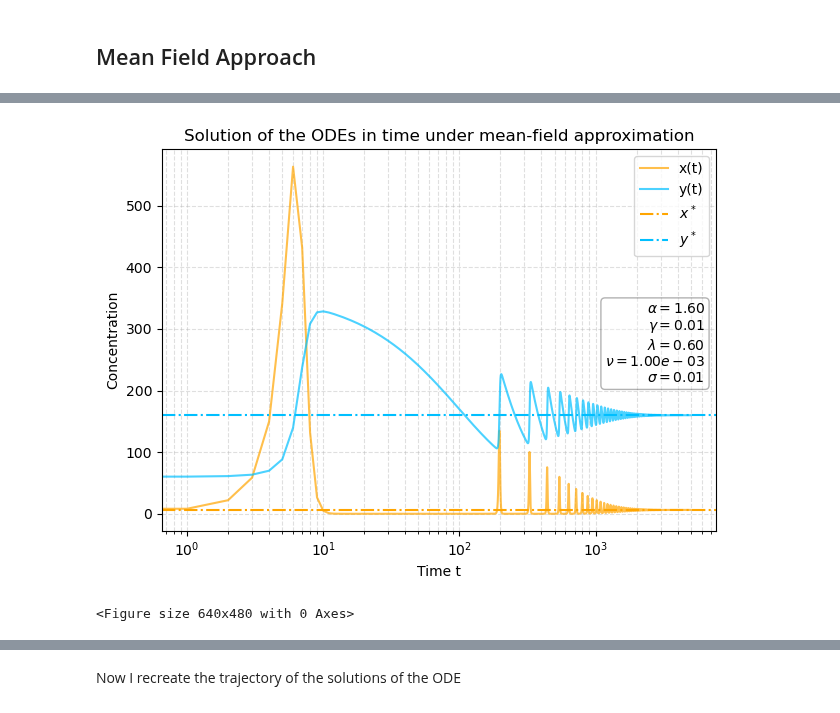
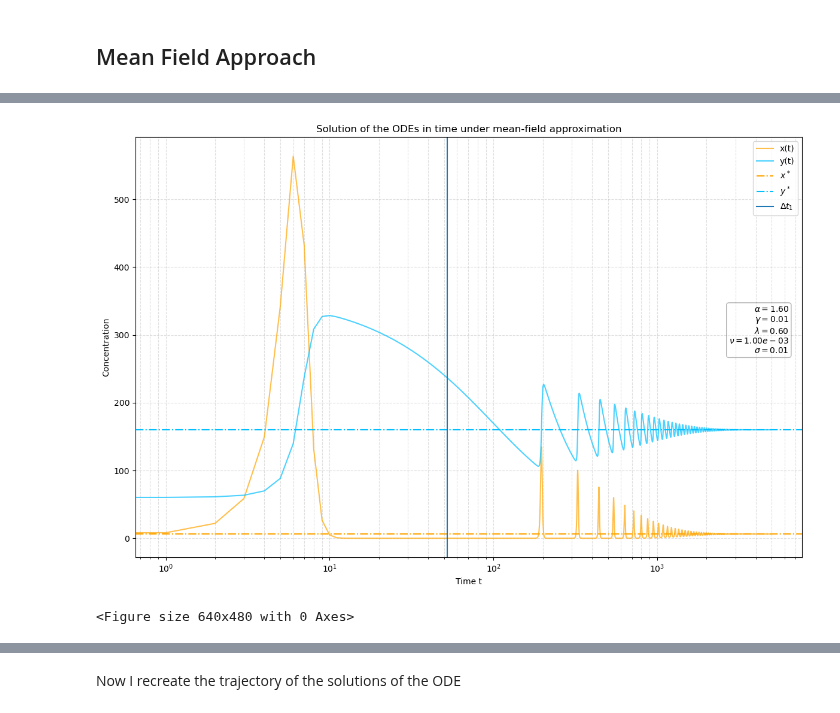
Before and after one commit to pietromalagoli/PCS, a Jupyter notebook: project.ipynb, the cells around one changed output, grey strips where cells are left out. Cells and saved outputs as stored; diff of their text form; code cells hidden in the pictures.

```diff
--- a/project.ipynb
+++ b/project.ipynb
@@ -20,7 +20,7 @@ t_s = np.linspace(0,time_steps,time_steps)
 
 # parameters initialization (I use the parameters listed in the caption of Figure 3)
 par = {
-    'alpha': 1.6,   # 1.2
+    'alpha': 1.2,   # 1.2
     'gamma': 0.01,   # questo sarebbe 0.01
     'lambda': 0.6,
     'nu': 0.001,
@@ -36,6 +36,16 @@ y_star = par['alpha']/par['gamma']
 x_star = (par['sigma']-par['lambda']*par['gamma']/par['alpha'])/par['nu']
 
 # In which regime are we?
-print(f'In which regime are we? {'First regime:(0,y_0) unstable, (x*,y*) stable' \
-    if par['alpha']>(par['lambda']*par['gamma']/par['sigma']) else 'Second regime:(0,y_0) stable, (x*,y*)unstable'}')
+def stability(par):
+    print(f'In which regime are we? {'First regime:(0,y_0) unstable, (x^*,y^*) stable' \
+        if par['alpha']*par['sigma']>(par['lambda']*par['gamma']) else 'Second regime:(0,y_0) stable, (x^*,y^*) non-biological'}')
+    if par['alpha']*par['sigma']>(par['lambda']*par['gamma']):
+        if par['lambda']**2 * par['gamma']**2 > 4*par['alpha']**2 * (par['sigma']*par['alpha']-par['lambda']*par['gamma']):
+            print('The attractor (x*,y*) is a stable node (positive disciminant -> no oscillations)')
+        elif par['lambda']**2 * par['gamma']**2 == 4*par['alpha']**2 * (par['sigma']*par['alpha']-par['lambda']*par['gamma']):
+            print('The attractor (x*,y*) is a degenerate node (null discriminant)')
+        else:
+            print(f'The attractor (x*,y*) is a stable spiral (negative discriminant -> damped oscillations)')
+
+stability(par)
 # %% [output]
@@ -81,3 +92,16 @@ The parameters represent:
 - $\sigma$ : death rate of the lymphocyte.
 # %% [markdown]
 ## Mean Field Approach ##
+# %%
+par['alpha'] = 1.6
+par['gamma'] = 0.01
+par['nu'] = 0.001
+par['sigma'] = 0.01
+
+# Define some meaningful quantities for the analysis
+y0 = par['lambda']/par['sigma']
+#y0 = 4 # from Figure 1
+y_star = par['alpha']/par['gamma']
+x_star = (par['sigma']-par['lambda']*par['gamma']/par['alpha'])/par['nu']
+
+par
@@ -108,34 +140,41 @@ def system(z:np.ndarray ,t:np.ndarray ,par:dict):
     if x < 0.:
         x = 0.
     if y < 0.:
         y = 0.
     return [dxdt,dydt]
 
 # Solve
 X_ode = odeint(system,z0,t_s,args=(par,))[:,0]
 Y_ode = odeint(system,z0,t_s,args=(par,))[:,1]
 
 '''
 # Normalization
 X_ode /= np.max(X_ode)
 Y_ode /= np.max(Y_ode)
 '''
+y_tilde = Y_ode[np.argmin(np.abs(X_ode-1))]
+Dt1 = (1/par['gamma'])*(np.log((y_tilde-
+                                par['gamma']/par['sigma'])/
+                               (par['alpha']/par['gamma']-
+                               par['lambda']/par['sigma'])))
+
 # Solution of the X ODE
-#plt.figure(figsize=(12,8))
+plt.figure(figsize=(12,8))
 plt.plot(t_s, X_ode, c='orange', label='x(t)',alpha=0.7)
 plt.plot(t_s, Y_ode, c='deepskyblue', label='y(t)',alpha=0.7)
 plt.title('Solution of the ODEs in time under mean-field approximation')
 plt.axhline(y=x_star,label=r'$x^*$',c='orange',linestyle='-.')
 plt.axhline(y=y_star,label=r'$y^*$',c='deepskyblue',linestyle='-.')
+plt.axvline(Dt1,label=r'$\Delta t_1$')
 plt.xlabel('Time t')
 plt.ylabel('Concentration')
 plt.xscale('log')
 plt.grid(True, which="both",alpha=0.4,linestyle='--')
 add_par_box(par)
-plt.legend()
+plt.legend(loc='upper right')
 plt.tight_layout()
 plt.show()
 plt.savefig('plots/ODE.png')
 # %% [output]
-[figure, old version]
+[figure, new version]
 <Figure size 640x480 with 0 Axes>
```
Also changed, not shown: parts of 24 cells of this notebook.
